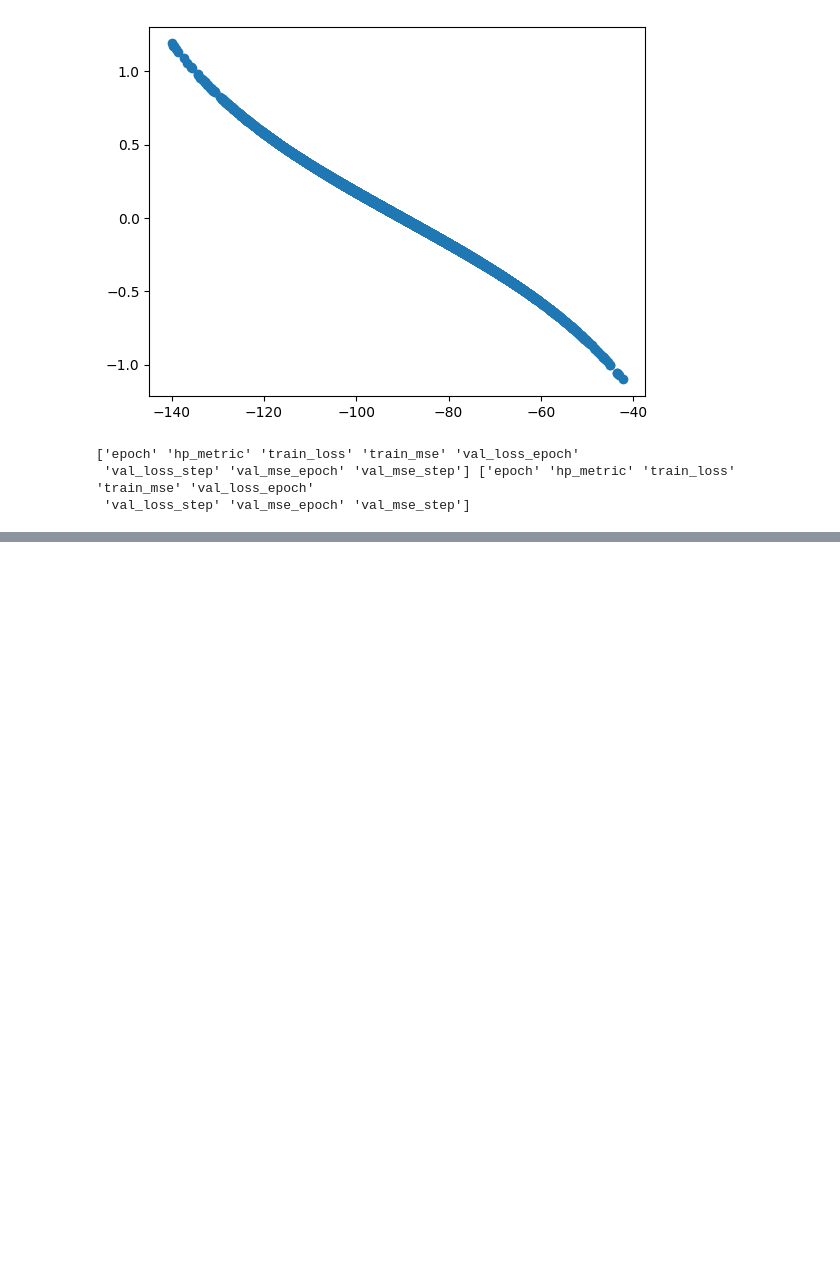
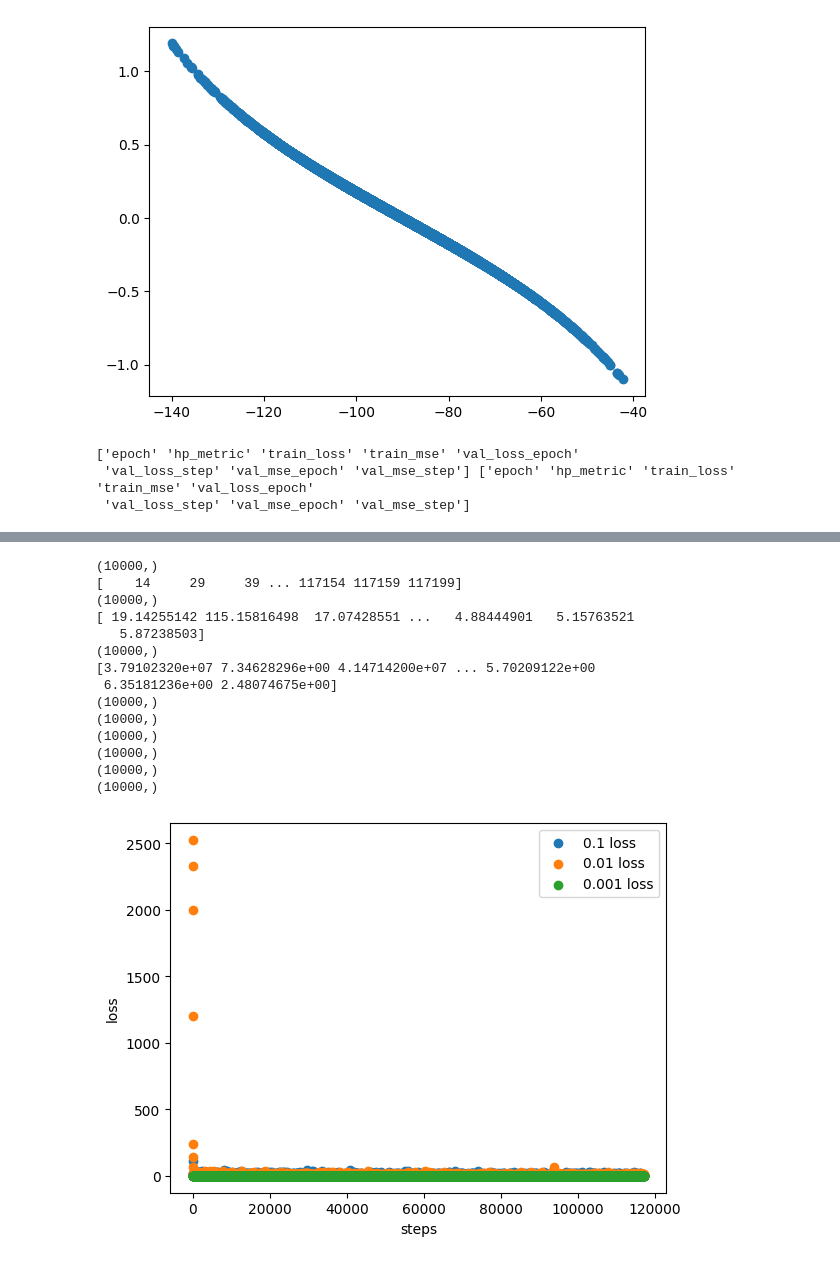
Before and after one commit to kdp-lab/smartpix, a Jupyter notebook: working-on-plots.ipynb, the cells around one changed output, grey strips where cells are left out. Cells and saved outputs as stored; diff of their text form; code cells hidden in the pictures; blank space fills up the shorter version.

```diff
--- a/working-on-plots.ipynb
+++ b/working-on-plots.ipynb
@@ -176,0 +192,60 @@ plt.show()
+# %%
+# 0.1 LR
+with h5py.File("/home/ckumar/smartpix/checkpoints/training_2023.11.03.03.20.12/logged_metrics.h5") as f:
+    s_e_1 = np.array(f["steps"]["epoch"][:10000])
+    print(s_e_1.shape)
+    print(s_e_1)
+    v_l_1 = np.array(f["values"]["train_loss"][:10000])
+    print(v_l_1.shape)
+    print(v_l_1)
+    v_vl_1 = np.array(f["values"]["val_loss_step"][:10000])
+    print(v_vl_1.shape)
+    print(v_vl_1)
+
+#0.01
+with h5py.File("/home/ckumar/smartpix/checkpoints/training_2023.11.02.00.50.52/logged_metrics.h5") as f:
+    s_e_2 = np.array(f["steps"]["epoch"][:10000])
+    print(s_e_2.shape)
+    v_l_2 = np.array(f["values"]["train_loss"][:10000])
+    print(v_l_2.shape)
+    v_vl_2 = np.array(f["values"]["val_loss_step"][:10000])
+    print(v_vl_2.shape)
+
+#0.001
+with h5py.File("/home/ckumar/smartpix/checkpoints/training_2023.11.06.18.34.17/logged_metrics.h5") as f:
+    s_e_3 = np.array(f["steps"]["epoch"][:10000])
+    print(s_e_3.shape)
+    v_l_3 = np.array(f["values"]["train_loss"][:10000])
+    print(v_l_3.shape)
+    v_vl_3 = np.array(f["values"]["val_loss_step"][:10000])
+    print(v_vl_3.shape)
+
+plt.scatter(s_e_1, v_l_1, label="0.1 loss")
+#plt.scatter(s_e_1, v_vl_1, label="0.1 validation")
+
+plt.scatter(s_e_2, v_l_2, label="0.01 loss")
+#plt.scatter(s_e_2, v_vl_2, label="0.01 validation")
+
+plt.scatter(s_e_3, v_l_3, label="0.001 loss")
+#plt.scatter(s_e_3, v_vl_3, label="0.001 validation")
+
+plt.xlabel("steps")
+plt.ylabel("loss")
+plt.legend()
+plt.show()
+# %% [output]
+(10000,)
+[    14     29     39 ... 117154 117159 117199]
+(10000,)
+[ 19.14255142 115.15816498  17.07428551 ...   4.88444901   5.15763521
+   5.87238503]
+(10000,)
+[3.79102320e+07 7.34628296e+00 4.14714200e+07 ... 5.70209122e+00
+ 6.35181236e+00 2.48074675e+00]
+(10000,)
+(10000,)
+(10000,)
+(10000,)
+(10000,)
+(10000,)
+[figure, added]
```
Also changed, not shown: parts of 3 cells of this notebook, 2 other files.
